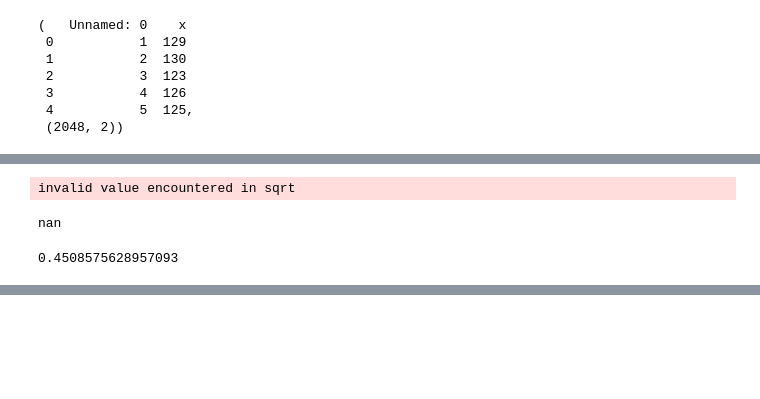
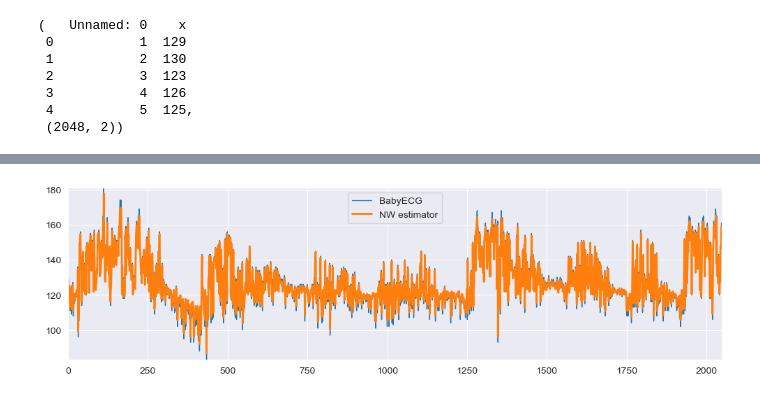
Before and after one commit to mzalaya/wasslsp, a Jupyter notebook: notebooks/real/BabyECG.ipynb, the cells around one changed output, grey strips where cells are left out. Drawn from its saved outputs; the diff is of its cells as text; code cells hidden in the pictures; blank space fills up the shorter version.

```diff
--- a/notebooks/real/BabyECG.ipynb
+++ b/notebooks/real/BabyECG.ipynb
@@ -83,9 +73,25 @@ ImportError: cannot import name 'root_mean_squared_error' from 'sklearn.metrics'
-# %%
-np.sqrt(((X_tvar_2 - np.array(m_hat)**2).mean()))
-# %% [output]
-invalid value encountered in sqrt
-nan
-# %%
-np.sqrt(np.mean((X_tvar_2 - np.array(m_hat))**2))
-# %% [output]
-0.4508575628957093
+# %%
+import logging
+
+logging.basicConfig(
+    format="%(asctime)s %(message)s", datefmt="%Y/%m/%d %H:%M:%S", level=logging.INFO
+)
+
+path_fig = "/Users/mzalaya/Library/CloudStorage/Dropbox/research/git/wasslsp/figs/"
+plt.rcParams["figure.figsize"] = (10,3)
+output_filename = "BabyECG-NW-Gaussian-sp-Uniform-time-C-0.05.pdf"
+from matplotlib.colors import ListedColormap
+cm = plt.cm.RdBu
+cm_bright = ListedColormap(["#FF0000", "#0000FF"])
+
+u_var = np.linspace(0., 1., T)
+plt.plot(X_tvar_2, lw=1, label="BabyECG") #, color="r") #, cmap=cm)
+plt.plot(np.array(m_hat), lw=2, label="NW estimator")# , color="blue")
+plt.xlim(0, T)
+plt.ylim(min(min(m_hat), min(X_tvar_2)),  max(max(m_hat), max(X_tvar_2)))
+plt.legend()
+plt.tight_layout()
+plt.savefig(path_fig+"BabyECG-NW-Gaussian-sp-Uniform-time-C-0.05.pdf", dpi=150)
+
+logging.info("Saved result in file %s" % output_filename)
+# %% [output]
@@ -91,0 +99 @@ np.sqrt(np.mean((X_tvar_2 - np.array(m_hat))**2))
+[figure, added]
```
Also changed, not shown: parts of 6 cells of this notebook, 3 other files.
